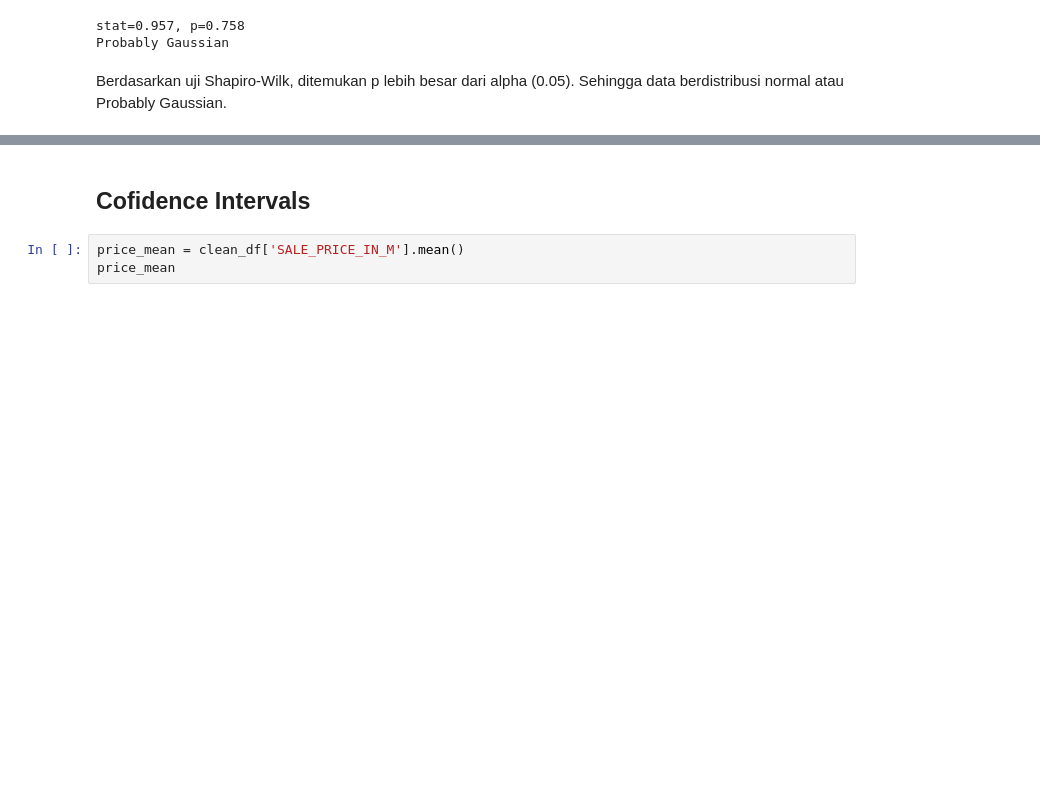
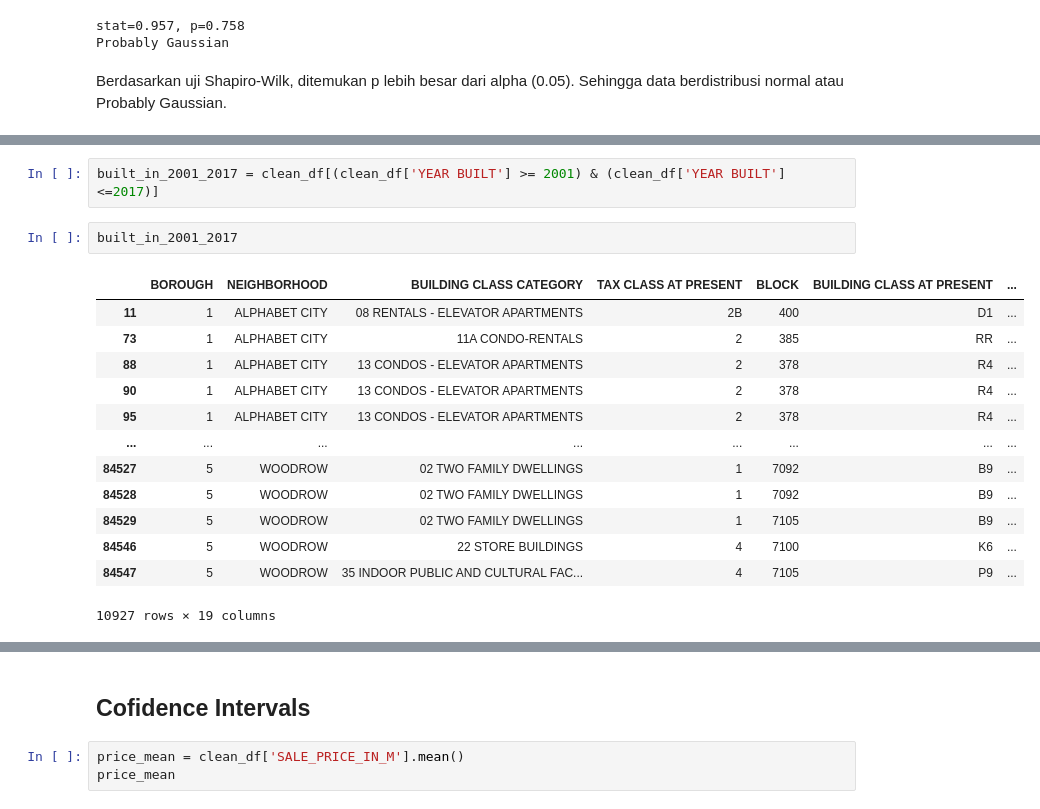
Before and after one commit to melinfebriani/PYTN_Assgn_2_4_Melin-Febriani, a Jupyter notebook: PYTN_Assgn_2_4_Melin-Febriani.ipynb, the cells around one changed output, grey strips where cells are left out. Drawn from its saved outputs; the diff is of its cells as text; blank space fills up the shorter version.

```diff
--- a/PYTN_Assgn_2_4_Melin-Febriani.ipynb
+++ b/PYTN_Assgn_2_4_Melin-Febriani.ipynb
@@ -302,0 +360,18 @@ Berdasarkan uji Shapiro-Wilk, ditemukan p lebih besar dari alpha (0.05). Sehingg
+# %%
+built_in_2001_2017 = clean_df[(clean_df['YEAR BUILT'] >= 2001) & (clean_df['YEAR BUILT'] <=2017)]
+# %%
+built_in_2001_2017
+# %% [output]
+|  | BOROUGH | NEIGHBORHOOD | BUILDING CLASS CATEGORY | TAX CLASS AT PRESENT | BLOCK | BUILDING CLASS AT PRESENT | ... |
+| 11 | 1 | ALPHABET CITY | 08 RENTALS - ELEVATOR APARTMENTS | 2B | 400 | D1 | ... |
+| 73 | 1 | ALPHABET CITY | 11A CONDO-RENTALS | 2 | 385 | RR | ... |
+| 88 | 1 | ALPHABET CITY | 13 CONDOS - ELEVATOR APARTMENTS | 2 | 378 | R4 | ... |
+| 90 | 1 | ALPHABET CITY | 13 CONDOS - ELEVATOR APARTMENTS | 2 | 378 | R4 | ... |
+| 95 | 1 | ALPHABET CITY | 13 CONDOS - ELEVATOR APARTMENTS | 2 | 378 | R4 | ... |
+| ... | ... | ... | ... | ... | ... | ... | ... |
+| 84527 | 5 | WOODROW | 02 TWO FAMILY DWELLINGS | 1 | 7092 | B9 | ... |
+| 84528 | 5 | WOODROW | 02 TWO FAMILY DWELLINGS | 1 | 7092 | B9 | ... |
+| 84529 | 5 | WOODROW | 02 TWO FAMILY DWELLINGS | 1 | 7105 | B9 | ... |
+| 84546 | 5 | WOODROW | 22 STORE BUILDINGS | 4 | 7100 | K6 | ... |
+| 84547 | 5 | WOODROW | 35 INDOOR PUBLIC AND CULTURAL FAC... | 4 | 7105 | P9 | ... |
+10927 rows × 19 columns
```
Also changed, not shown: parts of 16 cells of this notebook.
